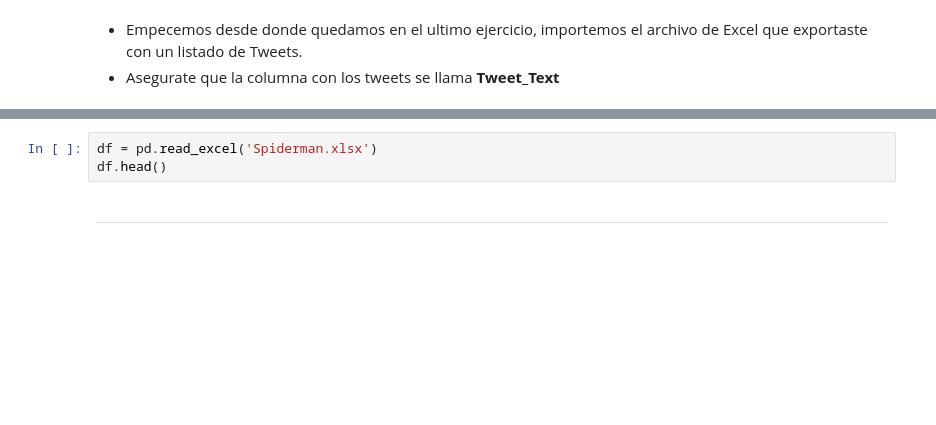
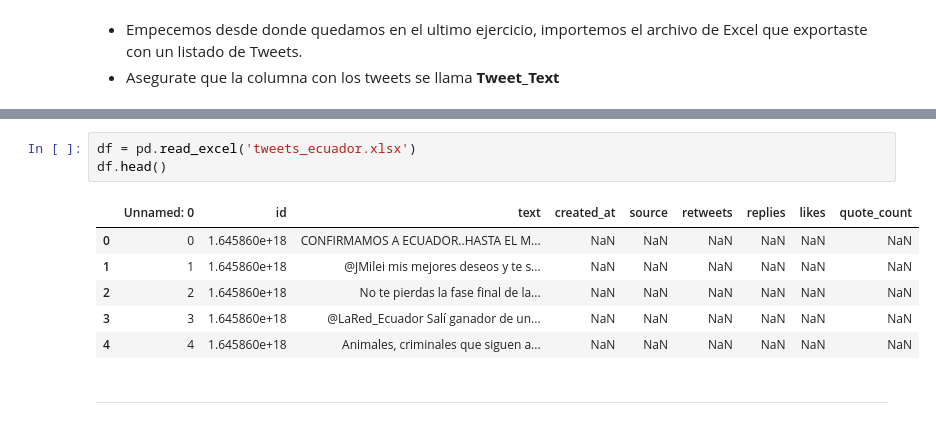
Before and after one commit to mayait/ClaseAnalisisDatos, a Jupyter notebook: nlp/NLP_Tokenization_Sentiment_Analysis.ipynb, the cells around one changed output, grey strips where cells are left out. Cells and saved outputs as stored; diff of their text form; blank space fills up the shorter version.

```diff
--- a/nlp/NLP_Tokenization_Sentiment_Analysis.ipynb
+++ b/nlp/NLP_Tokenization_Sentiment_Analysis.ipynb
@@ -39,6 +43,13 @@ from wordcloud import WordCloud
 # %%
-df = pd.read_excel('Spiderman.xlsx')
+df = pd.read_excel('tweets_ecuador.xlsx')
 df.head()
+# %% [output]
+|  | Unnamed: 0 | id | text | created_at | source | retweets | replies | likes | quote_count |
+| 0 | 0 | 1.645860e+18 | CONFIRMAMOS A ECUADOR..HASTA EL M... | NaN | NaN | NaN | NaN | NaN | NaN |
+| 1 | 1 | 1.645860e+18 | @JMilei mis mejores deseos y te s... | NaN | NaN | NaN | NaN | NaN | NaN |
+| 2 | 2 | 1.645860e+18 | No te pierdas la fase final de la... | NaN | NaN | NaN | NaN | NaN | NaN |
+| 3 | 3 | 1.645860e+18 | @LaRed_Ecuador Salí ganador de un... | NaN | NaN | NaN | NaN | NaN | NaN |
+| 4 | 4 | 1.645860e+18 | Animales, criminales que siguen a... | NaN | NaN | NaN | NaN | NaN | NaN |
 # %% [markdown]
 -----
 # %% [markdown]
```
Also changed, not shown: parts of 13 cells of this notebook, 12 other files.
